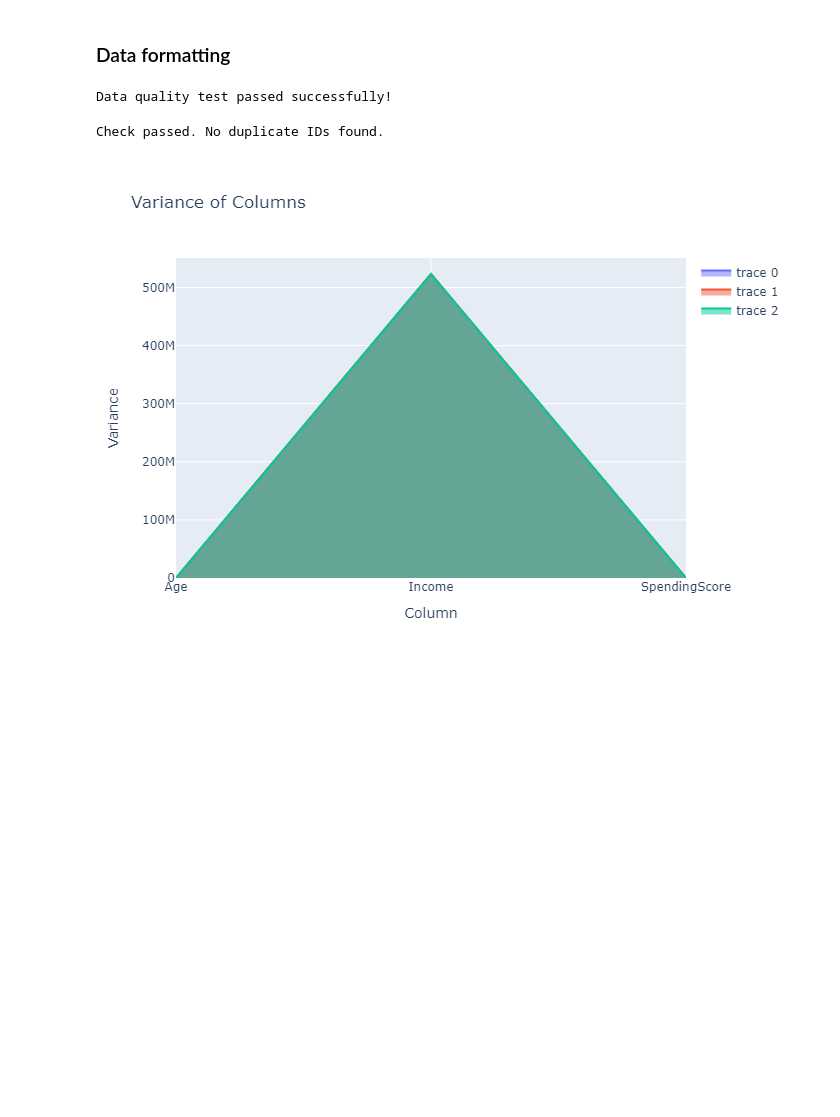
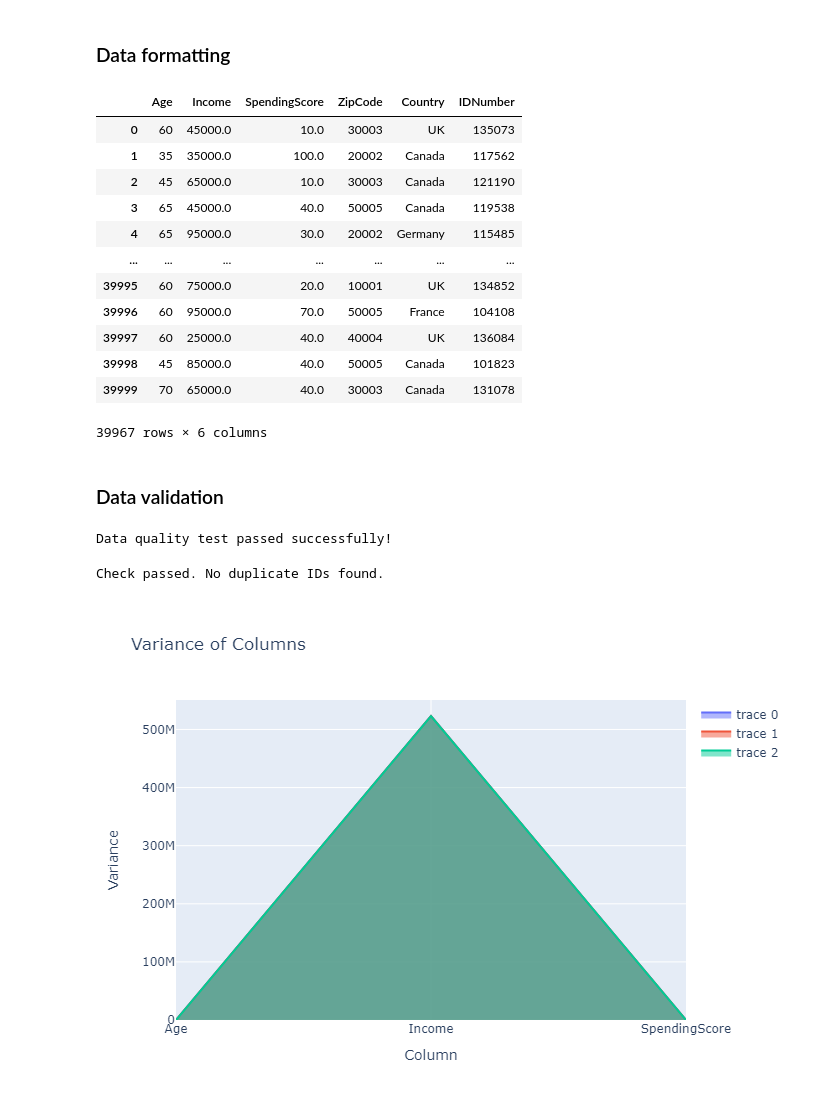
Before and after one commit to RojalM/Data-Analysis, a Jupyter notebook: FinanceDataProject.ipynb, the cells around one changed output. Drawn from its saved outputs; the diff is of its cells as text; code cells hidden in the pictures; blank space fills up the shorter version.

Commit message:
Data Validation

```diff
--- a/FinanceDataProject.ipynb
+++ b/FinanceDataProject.ipynb
@@ -121,6 +121,28 @@ plt.show()
 # %%
 '''
 Data formatting means changing the way data looks so that it can be used for things like studying or showing information.
 This is done by changing the order, the type, or the values of the data to fit the specific task.
 '''
 datacleaned['Income'] = datacleaned['Income'].astype(float)
+datacleaned['Country'] = datacleaned['Country'].astype(str)
+datacleaned['Age'] = datacleaned['Age'].astype(int)
+datacleaned['SpendingScore'] = datacleaned['SpendingScore'].astype(float).round(1)
+datacleaned['ZipCode'] = datacleaned['ZipCode'].astype(int)
+datacleaned['IDNumber'] = datacleaned['IDNumber'].astype(int)
+datacleaned
+# %% [output]
+|  | Age | Income | SpendingScore | ZipCode | Country | IDNumber |
+| 0 | 60 | 45000.0 | 10.0 | 30003 | UK | 135073 |
+| 1 | 35 | 35000.0 | 100.0 | 20002 | Canada | 117562 |
+| 2 | 45 | 65000.0 | 10.0 | 30003 | Canada | 121190 |
+| 3 | 65 | 45000.0 | 40.0 | 50005 | Canada | 119538 |
+| 4 | 65 | 95000.0 | 30.0 | 20002 | Germany | 115485 |
+| ... | ... | ... | ... | ... | ... | ... |
+| 39995 | 60 | 75000.0 | 20.0 | 10001 | UK | 134852 |
+| 39996 | 60 | 95000.0 | 70.0 | 50005 | France | 104108 |
+| 39997 | 60 | 25000.0 | 40.0 | 40004 | UK | 136084 |
+| 39998 | 45 | 85000.0 | 40.0 | 50005 | Canada | 101823 |
+| 39999 | 70 | 65000.0 | 40.0 | 30003 | Canada | 131078 |
+39967 rows × 6 columns
+# %% [markdown]
+### Data validation
```
Also changed, not shown: parts of 2 cells of this notebook, 1 other file.
